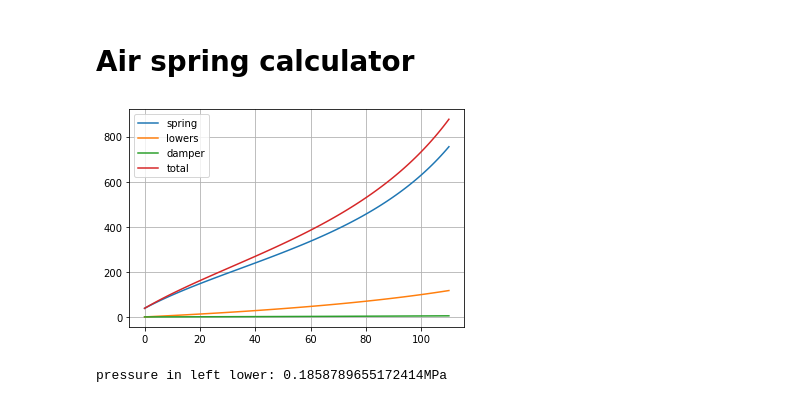
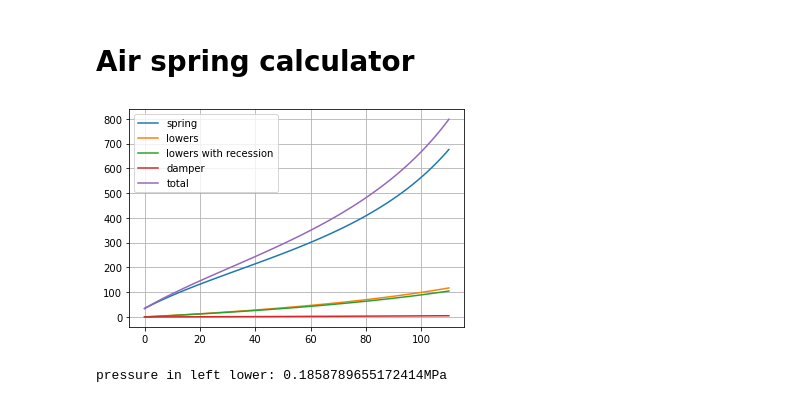
Before and after one commit to Chehlarov/MTB_calculations, a Jupyter notebook: MTB Air Spring.ipynb, the cells around one changed output. Drawn from its saved outputs; the diff is of its cells as text; code cells hidden in the pictures.

```diff
--- a/MTB Air Spring.ipynb
+++ b/MTB Air Spring.ipynb
@@ -40,13 +40,18 @@ def get_spring_force(x, h_pos_ini = 170, h_neg_ini = 60, sag=SAG):
     SAG_FORCE == f_pos + f_neg
     return f_pos + f_neg
 
-def get_lowers_force(x):
-    """returns the force from compressing the air in both lowers;
-    assumed the seal heads are at the stancions"""
+def get_lowers_force(x, h_recession=47):
+    """
+    returns the force from compressing the air in both lowers;
+    assumed the seal heads are at the stancions
+    """
 
     p_ini = 0.101325 # equal to 1 atm
 
-    v_ini_left = 110 * (LEG_AREA - np.pi * 10 ** 2 / 4) + (290 - 110) * (LEG_AREA - np.pi * 32 ** 2 / 4)
+    #the leg with air spring
+    v_ini_left = 110 * (LEG_AREA - np.pi * 10 ** 2 / 4) + \
+                (290 - 110) * (LEG_AREA - np.pi * 32 ** 2 / 4) + \
+                h_recession * np.pi * 25 ** 2 / 4
     v_left = v_ini_left - x * LEFT_LEG_AREA
     p_left = p_ini * v_ini_left / v_left - p_ini # relative pressure to 1atm
     f_left = p_left * LEFT_LEG_AREA
@@ -61,7 +66,8 @@ def get_lowers_force(x):
 
 
 def get_damper_spring_force(x):
-    """retuns the force from compressing the air in the upper part of the damper
+    """
+    retuns the force from compressing the air in the upper part of the damper
     """
     p_ini = 0.101325 # equal to 1 atm
 
@@ -72,8 +78,8 @@ def get_damper_spring_force(x):
     return f_damp
 
 
-def get_total_force(x, h_pos_ini = 170, h_neg_ini = 60, sag=SAG):
-    return get_spring_force(x, h_pos_ini, h_neg_ini, sag) + get_lowers_force(x) + get_damper_spring_force(x)
+def get_total_force(x, h_pos_ini = 170, h_neg_ini = 60, sag=SAG, h_recession=47):
+    return get_spring_force(x, h_pos_ini, h_neg_ini, sag) + get_lowers_force(x, h_recession) + get_damper_spring_force(x)
 
 def get_spring_rate(x, h_pos_ini = 170, h_neg_ini = 60, sag=SAG):
     STEP = 1
@@ -85,15 +91,16 @@ assert(abs(get_spring_force(0) == 63 * 0.00689475728 * np.pi * 5 **2) < 0.01)
 # %%
 x = np.linspace(0, 110, 110)
 plt.plot(x, get_spring_force(x), label="spring")
 plt.plot(x, get_lowers_force(x), label="lowers")
+plt.plot(x, get_lowers_force(x, 50), label="lowers with recession")
 plt.plot(x, get_damper_spring_force(x), label="damper")
 plt.plot(x, get_total_force(x), label="total")
 
 plt.legend()
 plt.grid()
 plt.show()
 # %% [output]
-[figure, old version]
+[figure, new version]
 # %%
 get_lowers_force(110)
 # %% [output]
```
Also changed, not shown: parts of 7 cells of this notebook.
